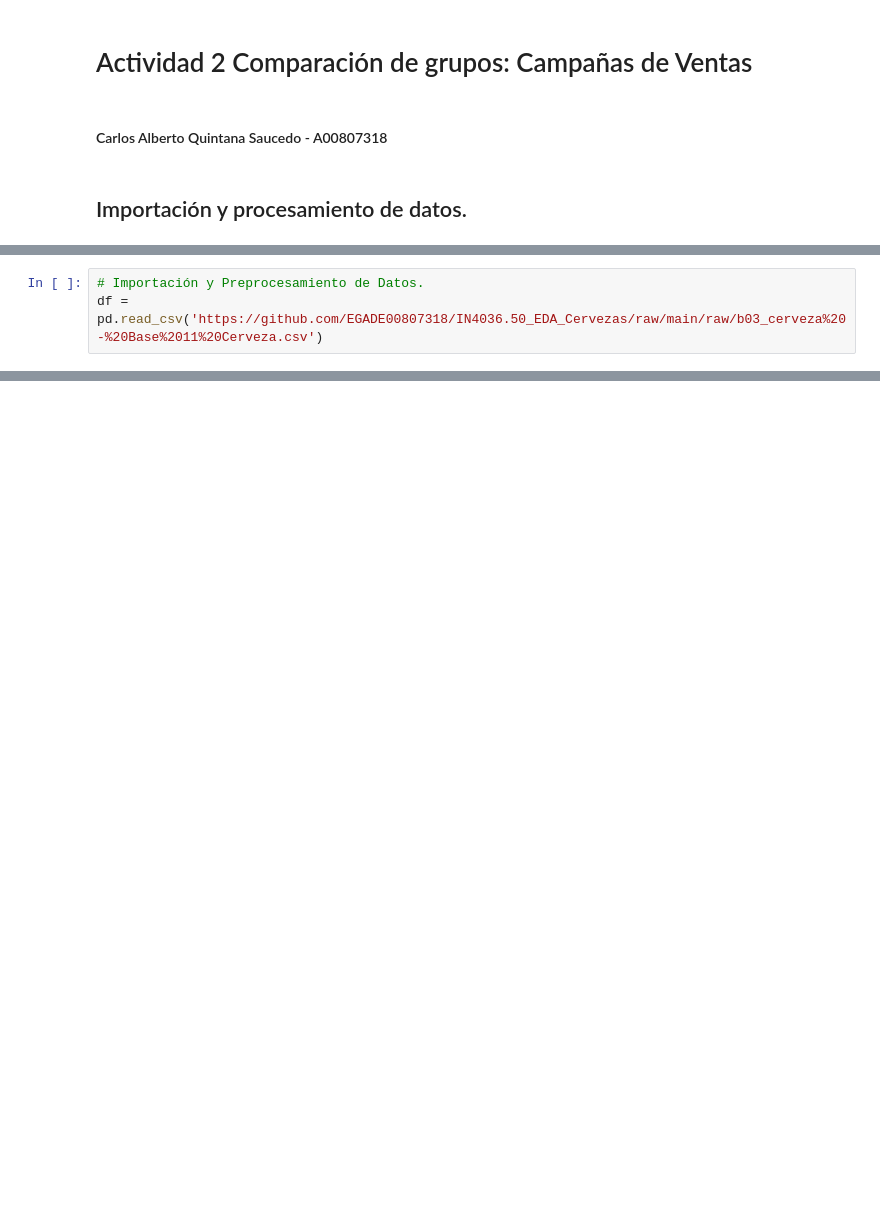
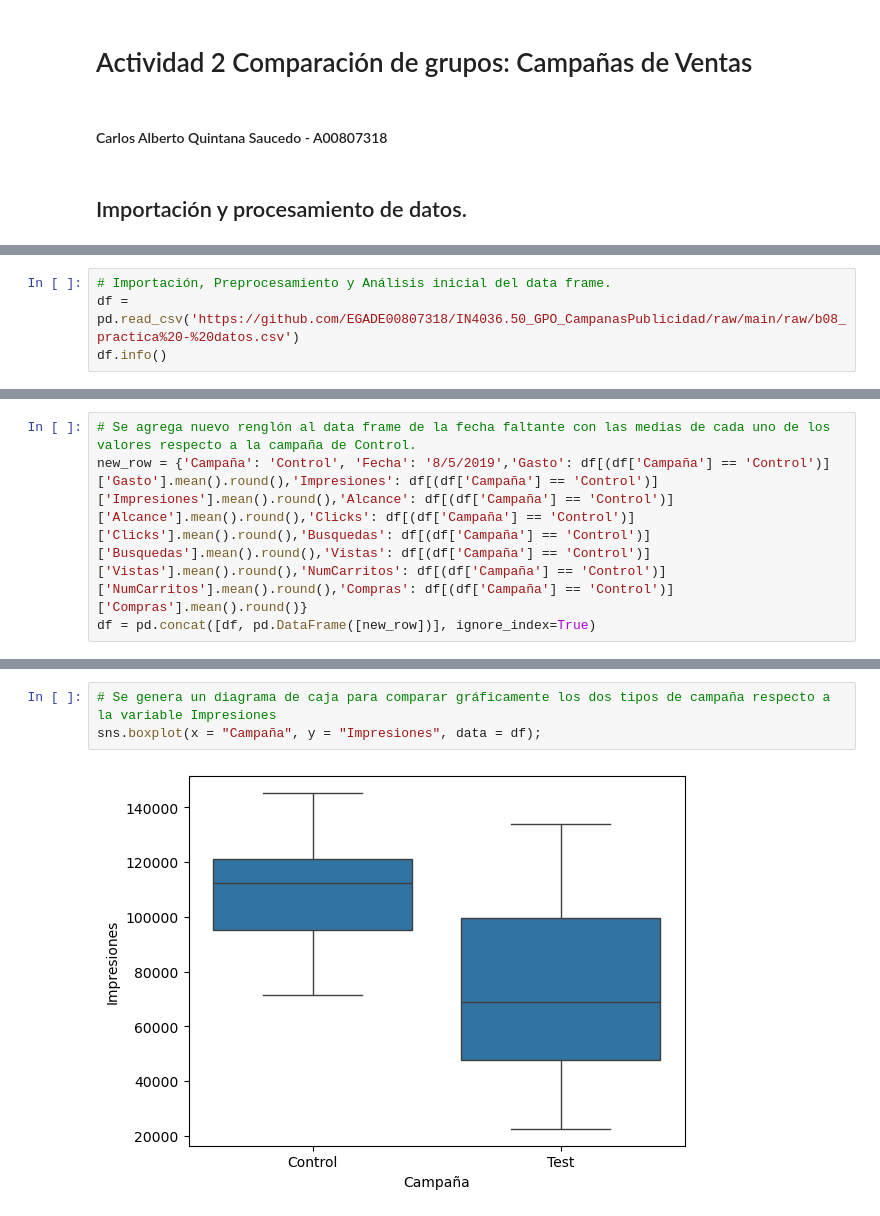
Before and after one commit to EGADE00807318/IN4036.50_GPO_CampanasPublicidad, a Jupyter notebook: A00807318_Actividad2.ipynb, the cells around one changed output, grey strips where cells are left out. Drawn from its saved outputs; the diff is of its cells as text; blank space fills up the shorter version.

```diff
--- a/A00807318_Actividad2.ipynb
+++ b/A00807318_Actividad2.ipynb
@@ -10,3 +18,4 @@ import pandas as pd
 # %%
-# Importación y Preprocesamiento de Datos.
-df = pd.read_csv('https://github.com/EGADE00807318/IN4036.50_EDA_Cervezas/raw/main/raw/b03_cerveza%20-%20Base%2011%20Cerveza.csv')
+# Importación, Preprocesamiento y Análisis inicial del data frame.
+df = pd.read_csv('https://github.com/EGADE00807318/IN4036.50_GPO_CampanasPublicidad/raw/main/raw/b08_practica%20-%20datos.csv')
+df.info()
@@ -12,0 +91,4 @@ df = pd.read_csv('https://github.com/EGADE00807318/IN4036.50_EDA_Cervezas/raw/ma
+# %%
+# Se agrega nuevo renglón al data frame de la fecha faltante con las medias de cada uno de los valores respecto a la campaña de Control.
+new_row = {'Campaña': 'Control', 'Fecha': '8/5/2019','Gasto': df[(df['Campaña'] == 'Control')]['Gasto'].mean().round(),'Impresiones': df[(df['Campaña'] == 'Control')]['Impresiones'].mean().round(),'Alcance': df[(df['Campaña'] == 'Control')]['Alcance'].mean().round(),'Clicks': df[(df['Campaña'] == 'Control')]['Clicks'].mean().round(),'Busquedas': df[(df['Campaña'] == 'Control')]['Busquedas'].mean().round(),'Vistas': df[(df['Campaña'] == 'Control')]['Vistas'].mean().round(),'NumCarritos': df[(df['Campaña'] == 'Control')]['NumCarritos'].mean().round(),'Compras': df[(df['Campaña'] == 'Control')]['Compras'].mean().round()}
+df = pd.concat([df, pd.DataFrame([new_row])], ignore_index=True)
@@ -12,0 +152,5 @@ df = pd.read_csv('https://github.com/EGADE00807318/IN4036.50_EDA_Cervezas/raw/ma
+# %%
+# Se genera un diagrama de caja para comparar gráficamente los dos tipos de campaña respecto a la variable Impresiones
+sns.boxplot(x = "Campaña", y = "Impresiones", data = df);
+# %% [output]
+[figure, added]
```
Also changed, not shown: parts of 67 cells of this notebook.
